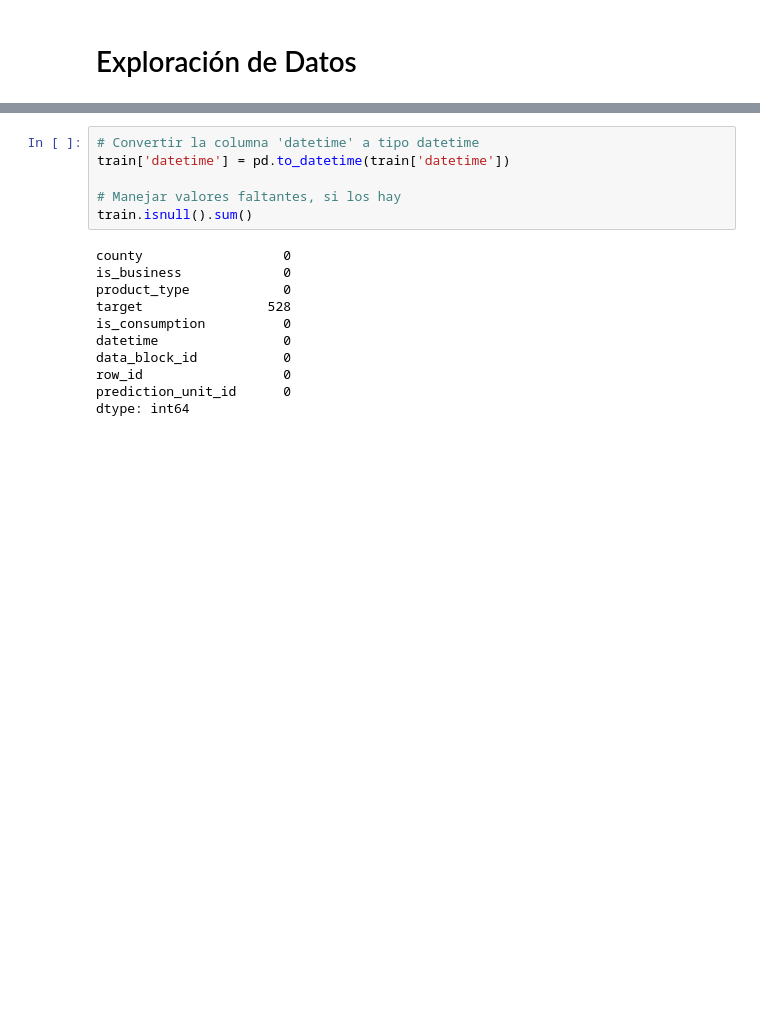
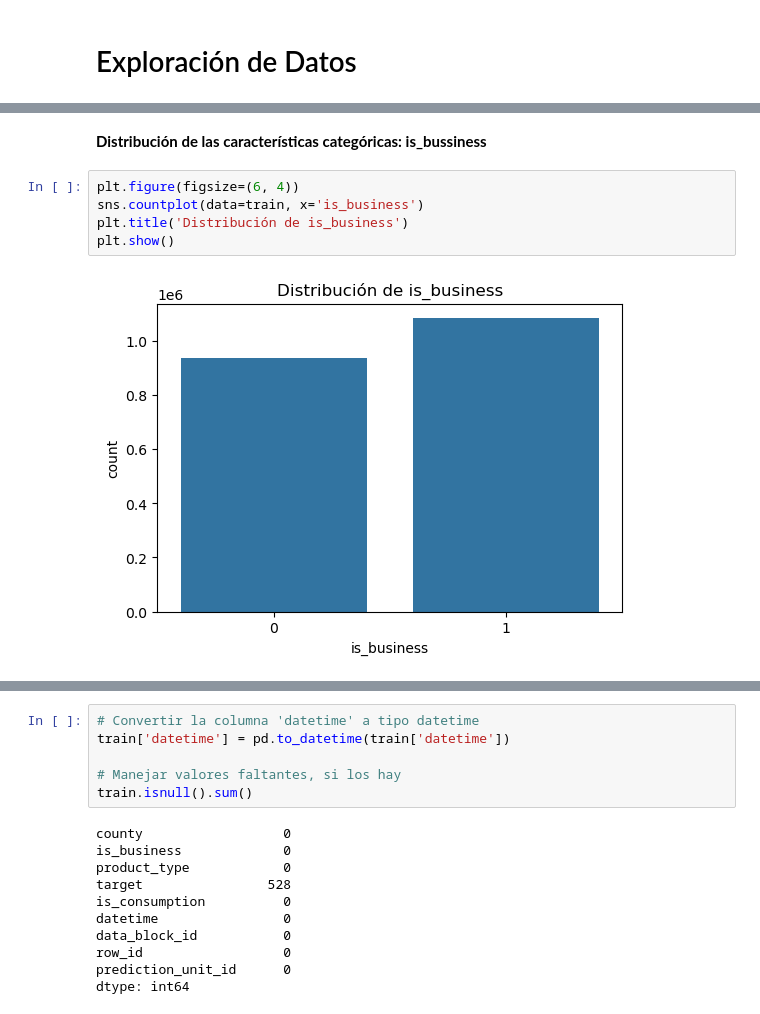
Before and after one commit to jsgiraldo/azure-ml-projects, a Jupyter notebook: projects/team_energy_time/notebooks/data_exploration.ipynb, the cells around one changed output, grey strips where cells are left out. Drawn from its saved outputs; the diff is of its cells as text; blank space fills up the shorter version.

```diff
--- a/projects/team_energy_time/notebooks/data_exploration.ipynb
+++ b/projects/team_energy_time/notebooks/data_exploration.ipynb
@@ -64,0 +232,9 @@ max     6.370000e+02  2.018351e+06        6.800000e+01
+# %% [markdown]
+**Distribución de las características categóricas: is_bussiness**
+# %%
+plt.figure(figsize=(6, 4))
+sns.countplot(data=train, x='is_business')
+plt.title('Distribución de is_business')
+plt.show()
+# %% [output]
+[figure, added]
```
Also changed, not shown: parts of 24 cells of this notebook.
